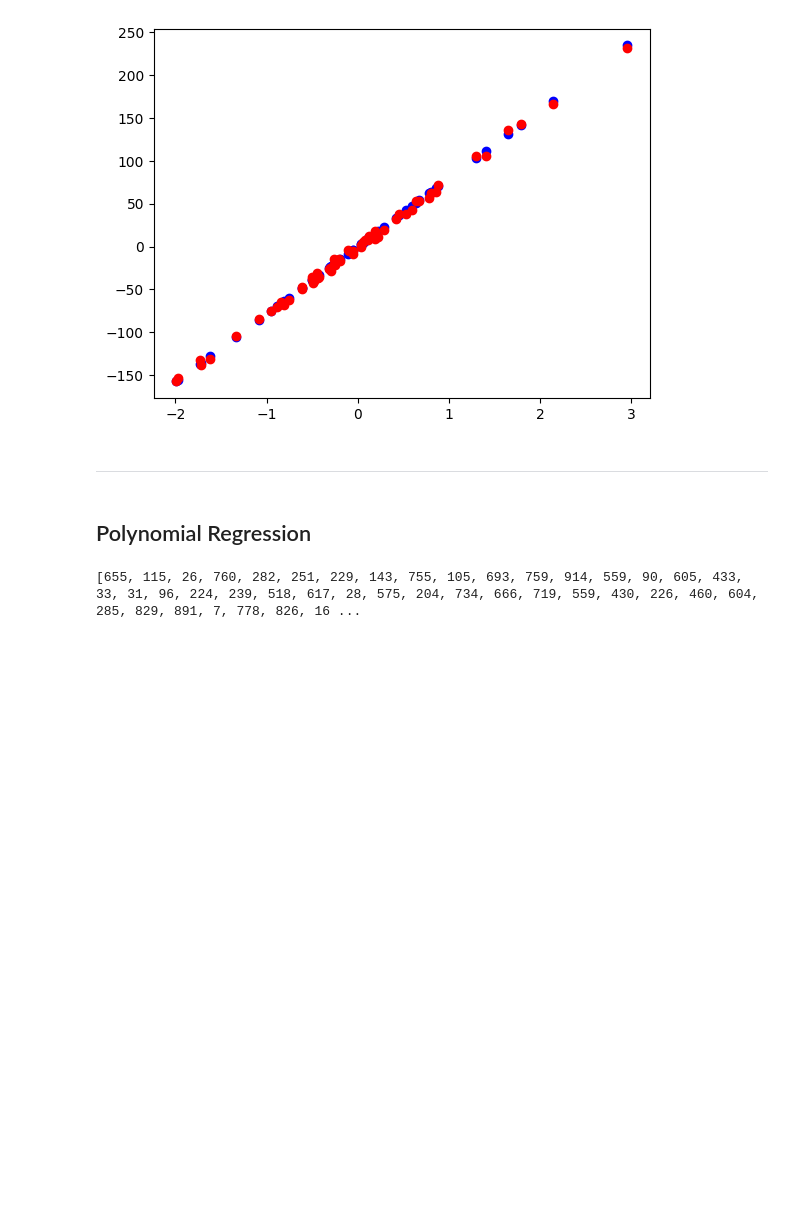
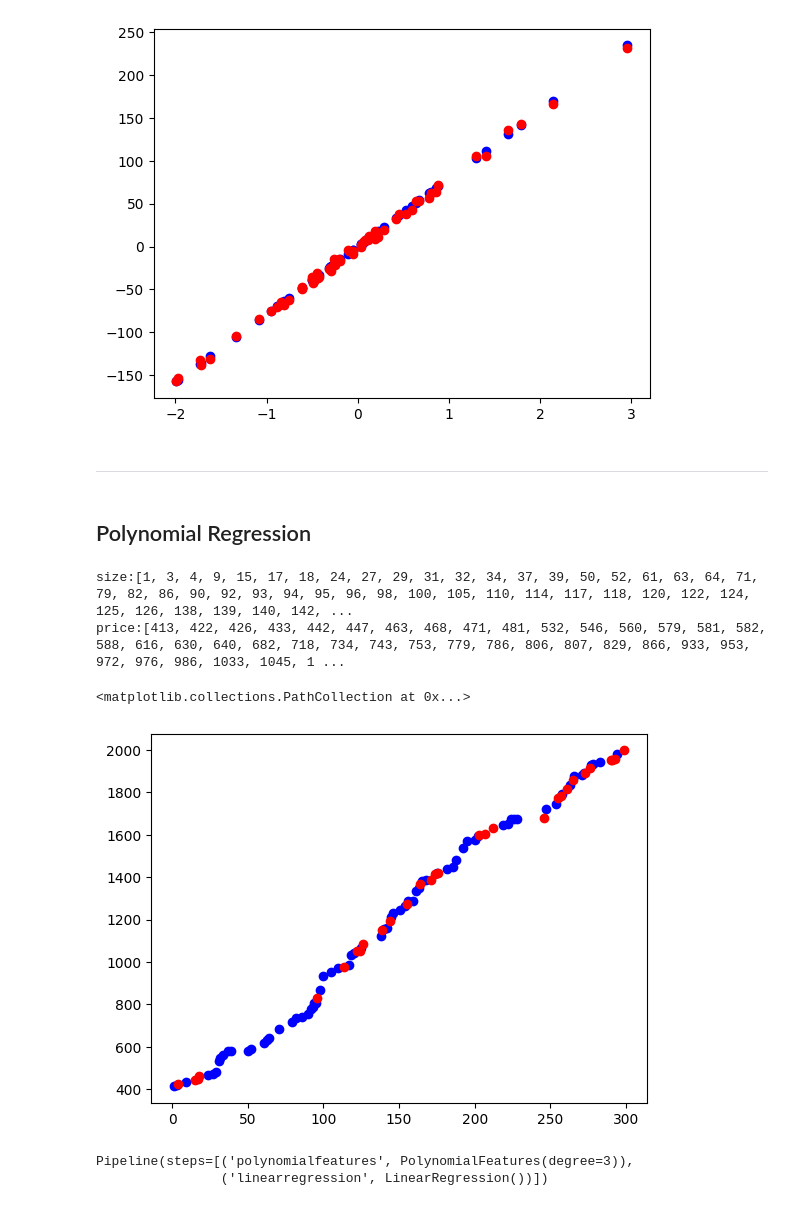
Before and after one commit to Ning306/Machine-learning-method-practice, a Jupyter notebook: 迴歸模型/迴歸.ipynb, the cells around one changed output. Saved outputs shown, nothing was run; the diff lists cells and outputs as text; code cells hidden in the pictures; blank space fills up the shorter version.

Commit message:
Polynomial Regression

```diff
--- a/迴歸模型/迴歸.ipynb
+++ b/迴歸模型/迴歸.ipynb
@@ -180,17 +180,38 @@ plt.show()
 ---
 # %% [markdown]
 ## Polynomial Regression
-# %%
-# size = [5,10,12,13,14,82,69,37,53,84,46,89,90,53,25,8,5,33,76,99,123,543,754,233,554,2,54,444,34,24,244,3,55,46,33,778,989,233,122,55,468,896,906,578,689,670,57,533,667,778,65,333,678,654,333,222,399]
-
-import random
-# 設定隨機種子
-random.seed(42)
-
-# 產生 50 個 1 到 1000 之間的隨機數字
-random_numbers = [random.randint(1, 1000) for _ in range(50)]
-
-# 顯示隨機數字
-print(random_numbers)
-# %% [output]
-[655, 115, 26, 760, 282, 251, 229, 143, 755, 105, 693, 759, 914, 559, 90, 605, 433, 33, 31, 96, 224, 239, 518, 617, 28, 575, 204, 734, 666, 719, 559, 430, 226, 460, 604, 285, 829, 891, 7, 778, 826, 16 ...
+# %%
+import random
+# 設定隨機種子
+random.seed(33)
+
+# 產生 50 個 1 到 100 之間的小到大隨機數字
+random_numbers_size = sorted(random.sample(range(1, 300), 100))
+random_numbers_price = sorted(random.sample(range(400, 2000), 100))
+
+# 顯示隨機數字
+print(f'size:{random_numbers_size}')
+print(f'price:{random_numbers_price}')
+# %% [output]
+size:[1, 3, 4, 9, 15, 17, 18, 24, 27, 29, 31, 32, 34, 37, 39, 50, 52, 61, 63, 64, 71, 79, 82, 86, 90, 92, 93, 94, 95, 96, 98, 100, 105, 110, 114, 117, 118, 120, 122, 124, 125, 126, 138, 139, 140, 142, ...
+price:[413, 422, 426, 433, 442, 447, 463, 468, 471, 481, 532, 546, 560, 579, 581, 582, 588, 616, 630, 640, 682, 718, 734, 743, 753, 779, 786, 806, 807, 829, 866, 933, 953, 972, 976, 986, 1033, 1045, 1 ...
+# %%
+series_dict={'X':random_numbers_size, 'y':random_numbers_price}
+df = pd.DataFrame(series_dict)
+X = df[['X']]
+y = df[['y']]
+# %%
+X_train, X_test, y_train, y_test = train_test_split(X, y, test_size = 0.3, random_state=33)
+# %%
+#藍點為訓練集資料，紅點為測試集資料
+plt.scatter(X_train, y_train, color = 'blue')
+plt.scatter(X_test, y_test, color = 'red')
+# %% [output]
+<matplotlib.collections.PathCollection at 0x...>
+[figure, added]
+# %%
+model = make_pipeline(PolynomialFeatures(3),linear_model.LinearRegression())
+model.fit(X_train,y_train)
+# %% [output]
+Pipeline(steps=[('polynomialfeatures', PolynomialFeatures(degree=3)),
+                ('linearregression', LinearRegression())])
```
Also changed, not shown: parts of 5 cells of this notebook.
